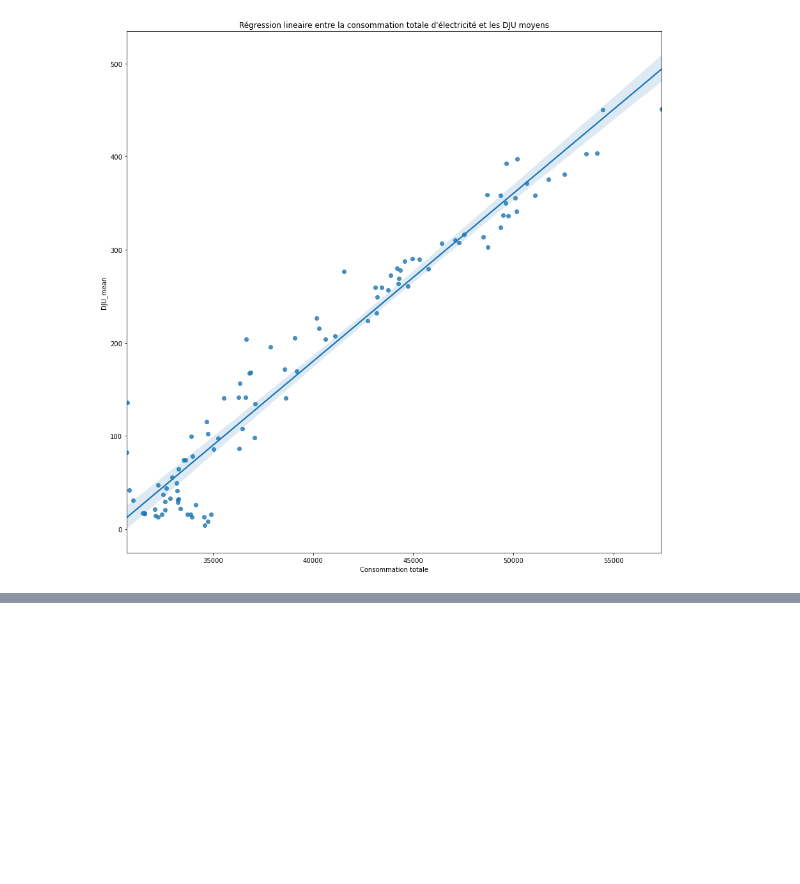
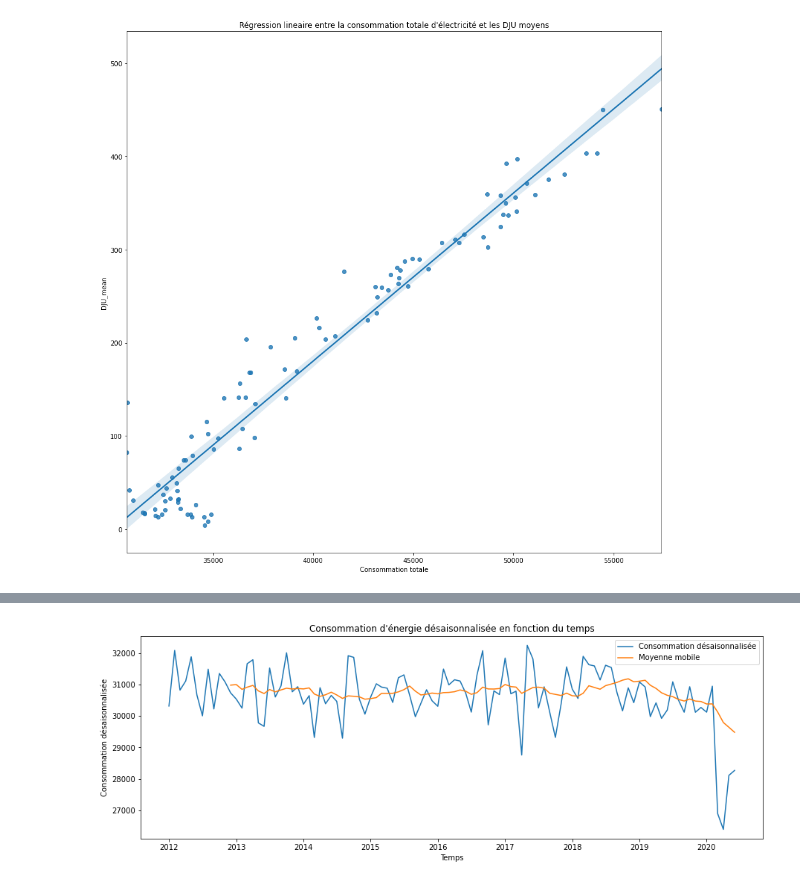
Before and after one commit to sidathgueye/prediction_conso_electrique, a Jupyter notebook: P9_01_code.ipynb, the cells around one changed output, grey strips where cells are left out. Saved outputs shown, nothing was run; the diff lists cells and outputs as text; code cells hidden in the pictures; blank space fills up the shorter version.

```diff
--- a/P9_01_code.ipynb
+++ b/P9_01_code.ipynb
@@ -165,3 +272,0 @@ slope : 0.018034418615795977
-# %%
-df['Consommation totale corrigée'] = (df['Consommation totale'] - df['DJU_mean']) * slope
-df.head()
@@ -321,0 +289,6 @@ MAPE =  5.807462463104535
+# %%
+x= sm.add_constant(df['DJU_mean'])
+y = df['Consommation totale']
+
+reg = sm.OLS(y, x).fit()
+params = reg.params['DJU_mean']
@@ -321,0 +299,4 @@ MAPE =  5.807462463104535
+# %%
+df['Consommation totale corrigée'] = df['Consommation totale'] - (df['DJU_mean'] * params)
+df['Consommation totale corrigée'] = df['Consommation totale corrigée'].apply(lambda x : int(x))
+df.head()
@@ -321,0 +341,19 @@ MAPE =  5.807462463104535
+# %%
+window_size = 12
+
+windows = df['Consommation désaisonnalisée'].rolling(window_size)
+moving_averages = windows.mean()
+
+moving_averages_list = moving_averages.tolist()
+without_nans = moving_averages_list[window_size - 1:]
+
+plt.figure(figsize=(15,5))
+plt.plot(df['Consommation désaisonnalisée'], label='Consommation désaisonnalisée')
+plt.plot(moving_averages, label='Moyenne mobile')
+plt.xlabel('Temps')
+plt.ylabel('Consommation désaisonnalisée')
+plt.title('Consommation d\'énergie désaisonnalisée en fonction du temps')
+plt.legend(loc='best')
+plt.show()
+# %% [output]
+[figure, added]
```
Also changed, not shown: parts of 115 cells of this notebook.
